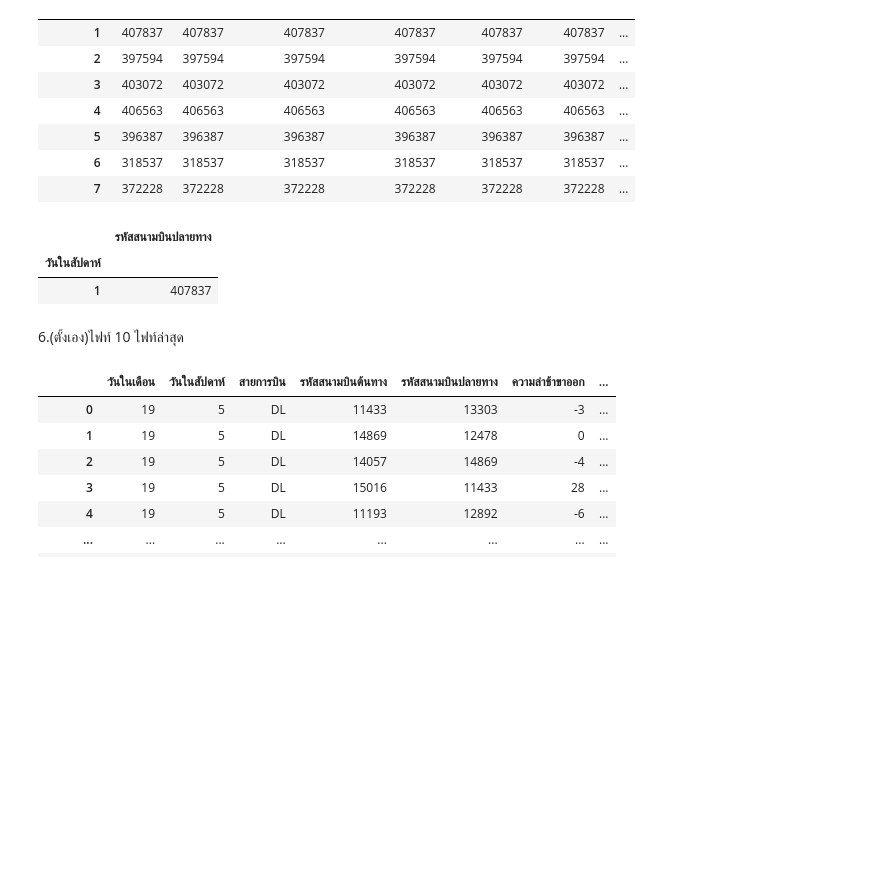
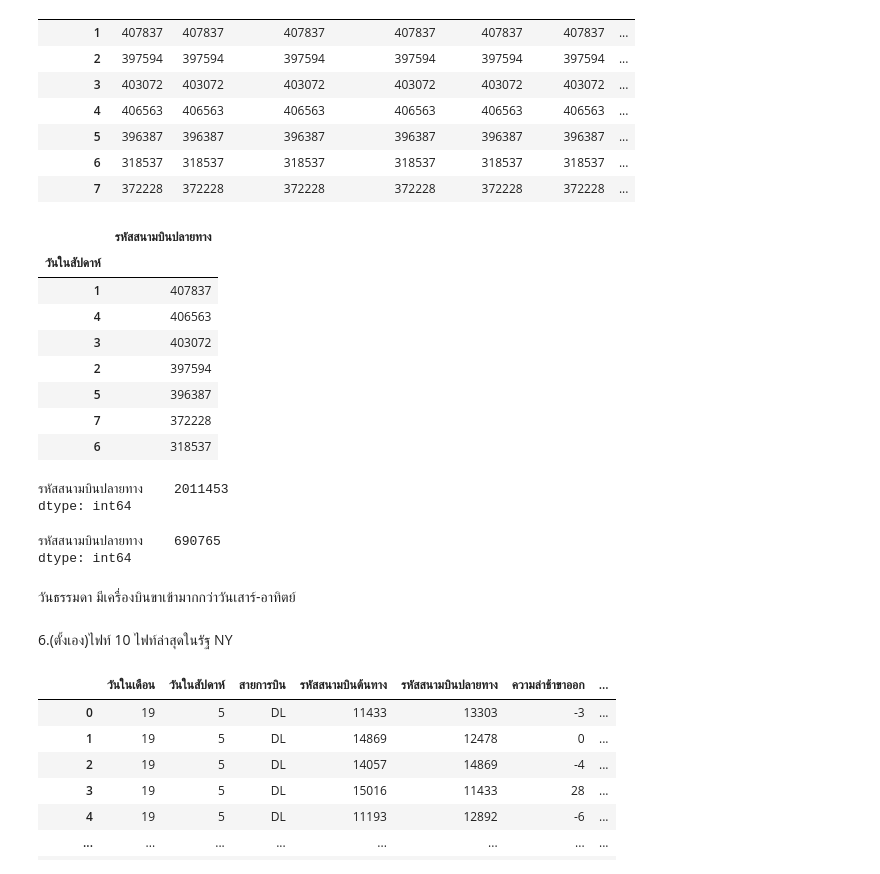
Before and after one commit to nualpair/DWDM21, a Jupyter notebook: Mini_Exam.ipynb, the cells around one changed output. Drawn from its saved outputs; the diff is of its cells as text; code cells hidden in the pictures; blank space fills up the shorter version.

```diff
--- a/Mini_Exam.ipynb
+++ b/Mini_Exam.ipynb
@@ -159,14 +159,34 @@ merged_table.groupby('วันในสัปดาห์').count() #ตรว
 | 6 | 318537 | 318537 | 318537 | 318537 | 318537 | 318537 | ... |
 | 7 | 372228 | 372228 | 372228 | 372228 | 372228 | 372228 | ... |
 # %%
-max = merged_table.groupby('วันในสัปดาห์').count().sort_values(by=['ความล่าช้าขาเข้า'],ascending=False)  ##หารัฐที่มีขาเข้ามากที่สุด
-max.iloc[:1,3:4]
+week = merged_table.groupby('วันในสัปดาห์').count().sort_values(by=['รหัสสนามบินปลายทาง'],ascending=False) #ดูจำนวนเครื่องบินขาเข้าในแต่ละวัน
+week.iloc[:,3:4]
 # %% [output]
 |  | รหัสสนามบินปลายทาง |
 | วันในสัปดาห์ |  |
 | 1 | 407837 |
+| 4 | 406563 |
+| 3 | 403072 |
+| 2 | 397594 |
+| 5 | 396387 |
+| 7 | 372228 |
+| 6 | 318537 |
+# %%
+Weekday = week.iloc[:5,3:4].sum() #หาจำนวนเครื่องบินขาเข้าในวันธรรมดา
+Weekday
+# %% [output]
+รหัสสนามบินปลายทาง    2011453
+dtype: int64
+# %%
+Weekend = week.iloc[5:7,3:4].sum() #หาจำนวนเครื่องบินขาเข้าในวัน เสาร์-อาทิตย์
+Weekend
+# %% [output]
+รหัสสนามบินปลายทาง    690765
+dtype: int64
+# %% [markdown]
+วันธรรมดา มีเครื่องบินขาเข้ามากกว่าวันเสาร์-อาทิตย์
 # %% [markdown]
-6.(ตั้งเอง)ไฟท์ 10 ไฟท์ล่าสุด
+6.(ตั้งเอง)ไฟท์ 10 ไฟท์ล่าสุดในรัฐ NY
 # %%
 merged_table
 # %% [output]
```
Also changed, not shown: parts of 6 cells of this notebook.
